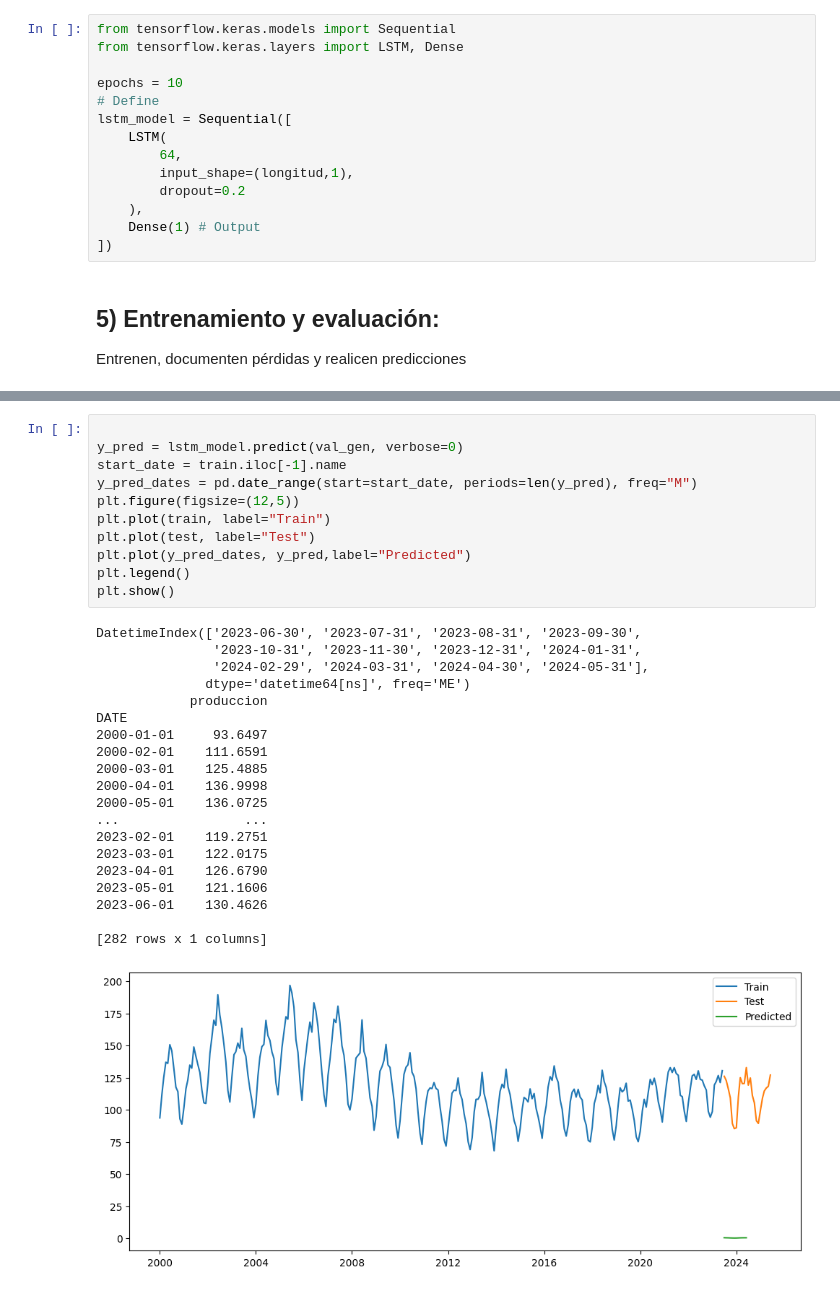
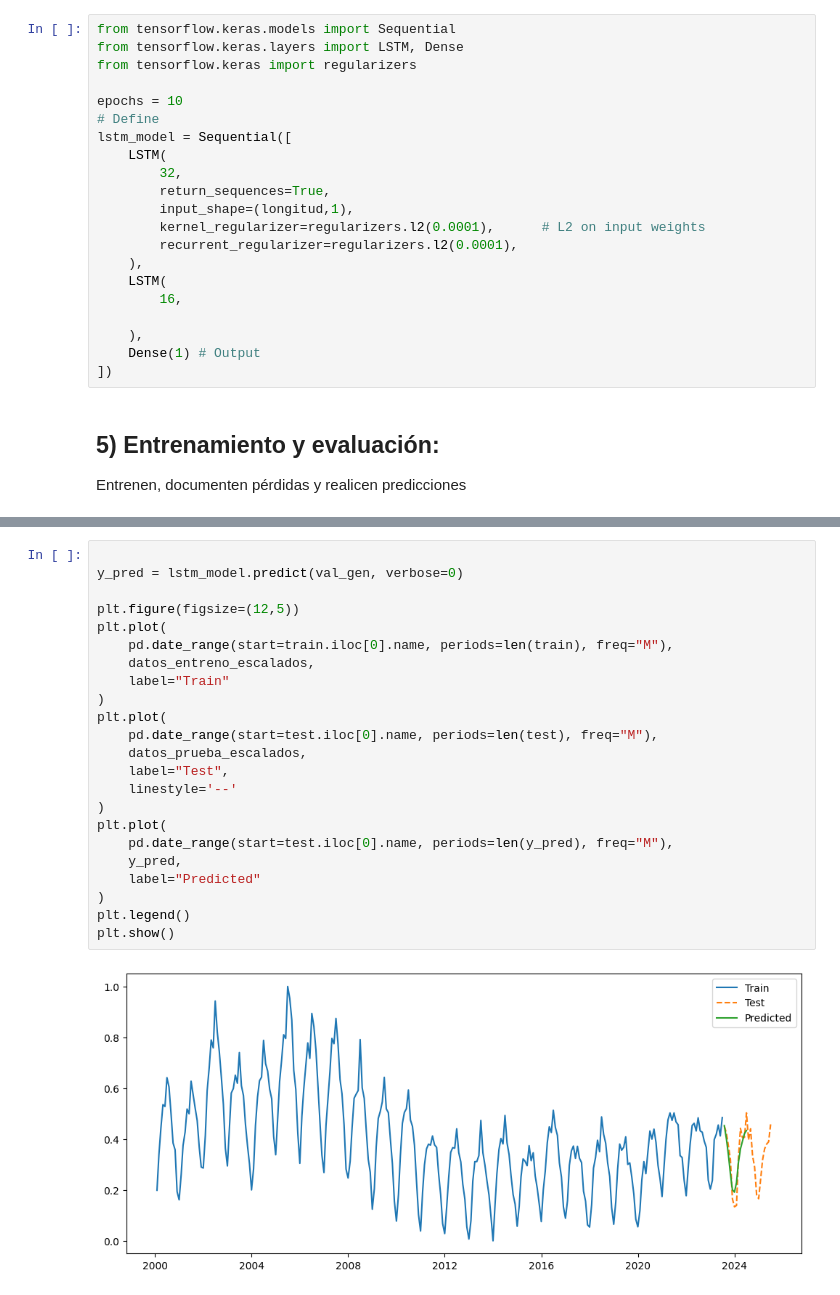
Before and after one commit to Sofiamishel2003/RNN_para_Series_de_Tiempo, a Jupyter notebook: Lab5.ipynb, the cells around one changed output, grey strips where cells are left out. Drawn from its saved outputs; the diff is of its cells as text.

Commit message:
feat: training curve nd predictions

```diff
--- a/Lab5.ipynb
+++ b/Lab5.ipynb
@@ -120,14 +120,21 @@ val_gen = TimeseriesGenerator(datos_prueba_escalados,
 # %%
 from tensorflow.keras.models import Sequential
 from tensorflow.keras.layers import LSTM, Dense
+from tensorflow.keras import regularizers
 
 epochs = 10
 # Define
 lstm_model = Sequential([
     LSTM(
-        64,
+        32,
+        return_sequences=True,
         input_shape=(longitud,1),
-        dropout=0.2
+        kernel_regularizer=regularizers.l2(0.0001),      # L2 on input weights
+        recurrent_regularizer=regularizers.l2(0.0001),
+    ),
+    LSTM(
+        16,
+
     ),
     Dense(1) # Output
 ])
@@ -153,32 +181,25 @@ plt.show()
 # %%
 
 y_pred = lstm_model.predict(val_gen, verbose=0)
-start_date = train.iloc[-1].name
-y_pred_dates = pd.date_range(start=start_date, periods=len(y_pred), freq="M")
+
 plt.figure(figsize=(12,5))
-plt.plot(train, label="Train")
-plt.plot(test, label="Test")
-plt.plot(y_pred_dates, y_pred,label="Predicted")
+plt.plot(
+    pd.date_range(start=train.iloc[0].name, periods=len(train), freq="M"),
+    datos_entreno_escalados,
+    label="Train"
+)
+plt.plot(
+    pd.date_range(start=test.iloc[0].name, periods=len(test), freq="M"),
+    datos_prueba_escalados,
+    label="Test",
+    linestyle='--'
+)
+plt.plot(
+    pd.date_range(start=test.iloc[0].name, periods=len(y_pred), freq="M"),
+    y_pred,
+    label="Predicted"
+)
 plt.legend()
 plt.show()
 # %% [output]
-DatetimeIndex(['2023-06-30', '2023-07-31', '2023-08-31', '2023-09-30',
-               '2023-10-31', '2023-11-30', '2023-12-31', '2024-01-31',
-               '2024-02-29', '2024-03-31', '2024-04-30', '2024-05-31'],
-              dtype='datetime64[ns]', freq='ME')
-            produccion
-DATE
-2000-01-01     93.6497
-2000-02-01    111.6591
-2000-03-01    125.4885
-2000-04-01    136.9998
-2000-05-01    136.0725
-...                ...
-2023-02-01    119.2751
-2023-03-01    122.0175
-2023-04-01    126.6790
-2023-05-01    121.1606
-2023-06-01    130.4626
-
-[282 rows x 1 columns]
-[figure, old version]
+[figure, new version]
```
Also changed, not shown: parts of 2 cells of this notebook.
